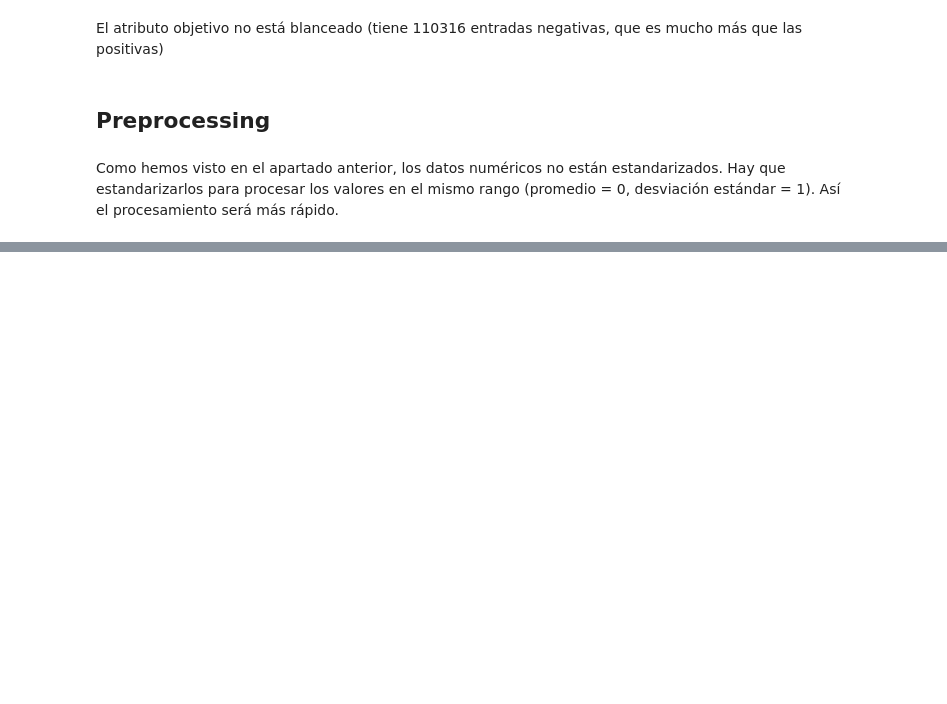
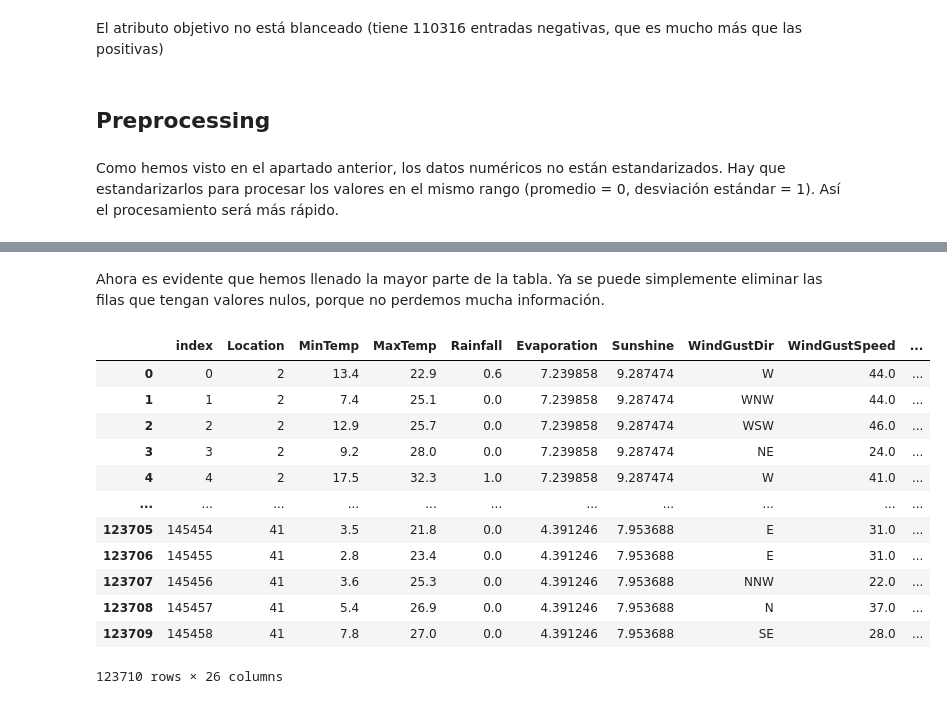
Before and after one commit to susana99ssr/Pr-ctica-2-Aprenentatge-Computacional, a Jupyter notebook: Practica2M.ipynb, the cells around one changed output, grey strips where cells are left out. Cells and saved outputs as stored; diff of their text form; code cells hidden in the pictures; blank space fills up the shorter version.

```diff
--- a/Practica2M.ipynb
+++ b/Practica2M.ipynb
@@ -112,0 +129,5 @@ imp.fit_transform(data)
+# %%
+from sklearn.impute import KNNImputer
+knni = KNNImputer()
+mean_table = pd.DataFrame(knni.fit_transform(mean_table),columns = mean_table.columns)
+mean_table.info()
@@ -112,0 +152,8 @@ imp.fit_transform(data)
+# %%
+for feature in mean_features:
+    for month in data["Month"].unique():
+        for location in data["Location"].unique():
+            mask = (data["Location"] == location) & (data["Month"] == month)
+            mask_mean = (mean_table["Location"] == location) & (mean_table["Month"] == month)
+            val = mean_table.loc[mask_mean, feature].item()
+            data.loc[mask, feature] = data.loc[mask,feature].fillna(val)
@@ -112,0 +180,19 @@ imp.fit_transform(data)
+# %% [markdown]
+Ahora es evidente que hemos llenado la mayor parte de la tabla. Ya se puede simplemente eliminar las filas que tengan valores nulos, porque no perdemos mucha información.
+# %%
+data = data.dropna()
+data.reset_index()
+# %% [output]
+|  | index | Location | MinTemp | MaxTemp | Rainfall | Evaporation | Sunshine | WindGustDir | WindGustSpeed | ... |
+| 0 | 0 | 2 | 13.4 | 22.9 | 0.6 | 7.239858 | 9.287474 | W | 44.0 | ... |
+| 1 | 1 | 2 | 7.4 | 25.1 | 0.0 | 7.239858 | 9.287474 | WNW | 44.0 | ... |
+| 2 | 2 | 2 | 12.9 | 25.7 | 0.0 | 7.239858 | 9.287474 | WSW | 46.0 | ... |
+| 3 | 3 | 2 | 9.2 | 28.0 | 0.0 | 7.239858 | 9.287474 | NE | 24.0 | ... |
+| 4 | 4 | 2 | 17.5 | 32.3 | 1.0 | 7.239858 | 9.287474 | W | 41.0 | ... |
+| ... | ... | ... | ... | ... | ... | ... | ... | ... | ... | ... |
+| 123705 | 145454 | 41 | 3.5 | 21.8 | 0.0 | 4.391246 | 7.953688 | E | 31.0 | ... |
+| 123706 | 145455 | 41 | 2.8 | 23.4 | 0.0 | 4.391246 | 7.953688 | E | 31.0 | ... |
+| 123707 | 145456 | 41 | 3.6 | 25.3 | 0.0 | 4.391246 | 7.953688 | NNW | 22.0 | ... |
+| 123708 | 145457 | 41 | 5.4 | 26.9 | 0.0 | 4.391246 | 7.953688 | N | 37.0 | ... |
+| 123709 | 145458 | 41 | 7.8 | 27.0 | 0.0 | 4.391246 | 7.953688 | SE | 28.0 | ... |
+123710 rows × 26 columns
```
Also changed, not shown: parts of 23 cells of this notebook.
